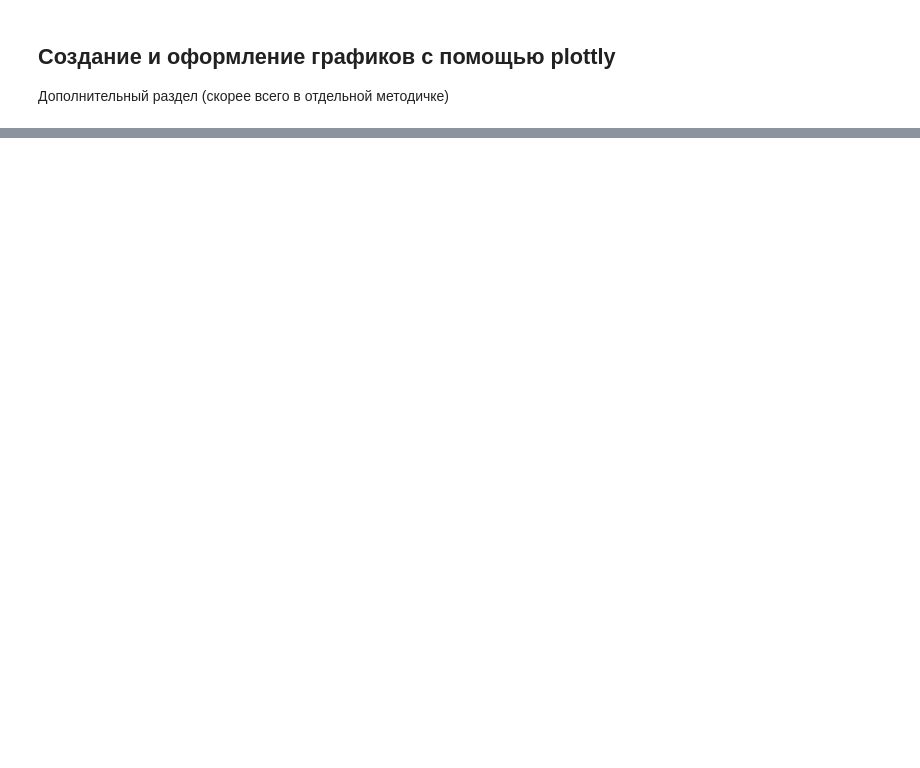
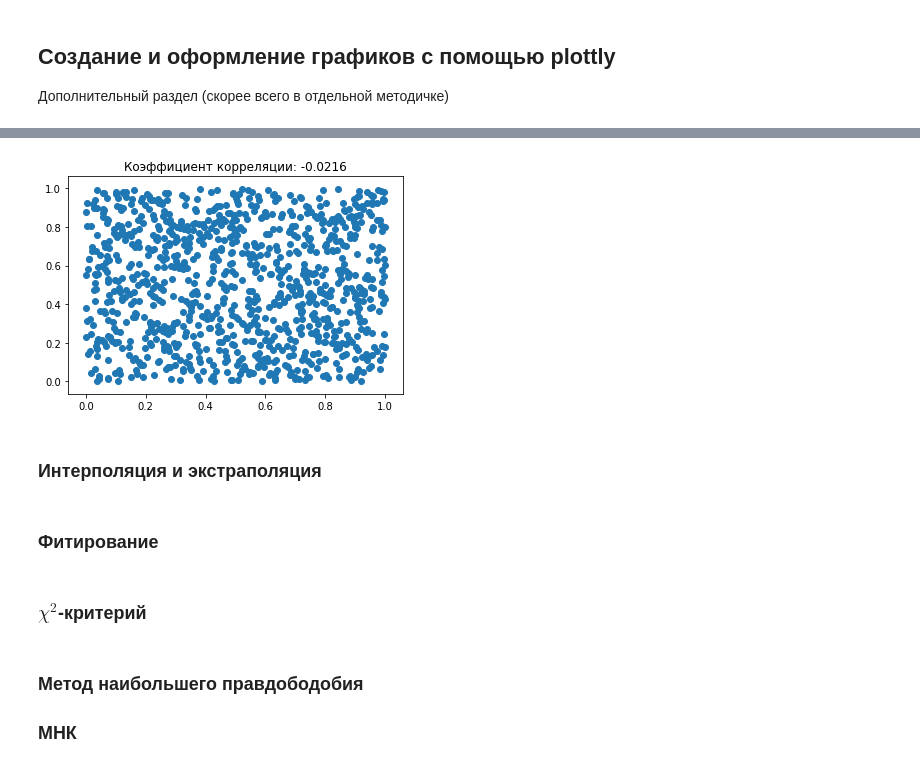
Before and after one commit to mipt-genphys/mipt-stat-book, a Jupyter notebook: notebooks/Draft.ipynb, the cells around one changed output, grey strips where cells are left out. Drawn from its saved outputs; the diff is of its cells as text; code cells hidden in the pictures; blank space fills up the shorter version.

```diff
--- a/notebooks/Draft.ipynb
+++ b/notebooks/Draft.ipynb
@@ -414,0 +445,18 @@ plt.legend();# Активирует легенду графика
+# %%
+x = np.random.sample(1000)
+y = np.random.sample(1000)
+
+plt.title('Коэффициент корреляции: {:.3}'.format(np.corrcoef(x,y)[0,1]))
+plt.scatter(x,y);
+# %% [output]
+[figure, added]
+# %% [markdown]
+### Интерполяция и экстраполяция
+# %% [markdown]
+### Фитирование
+# %% [markdown]
+### $\chi^2$-критерий
+# %% [markdown]
+### Метод наибольшего правдободобия
+
+### МНК
```
Also changed, not shown: parts of 11 cells of this notebook.
